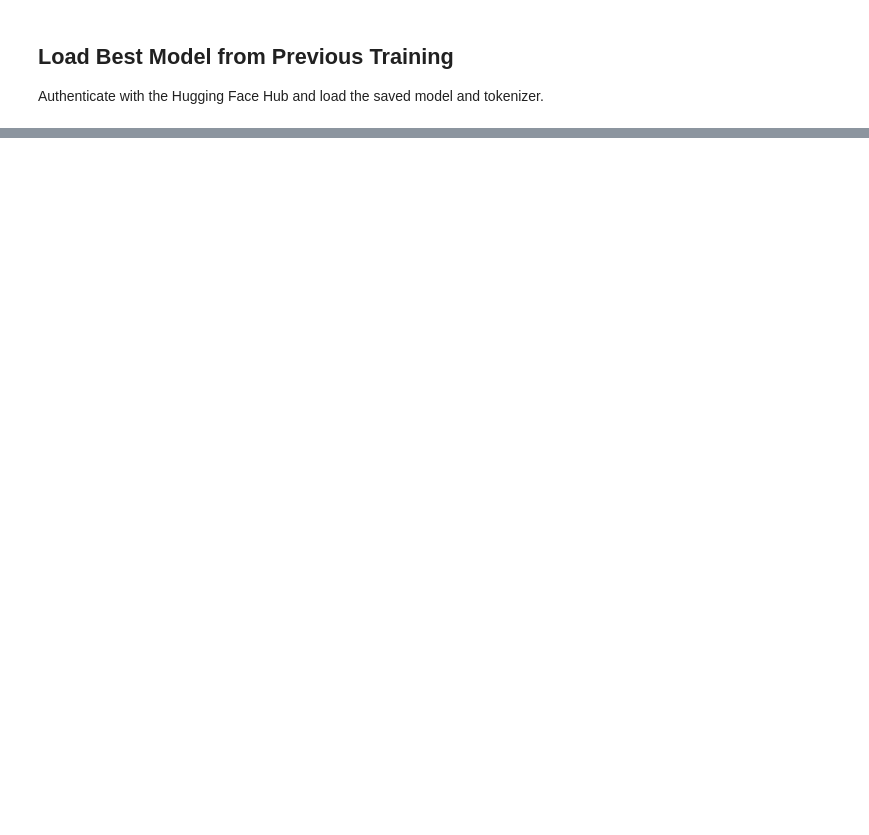
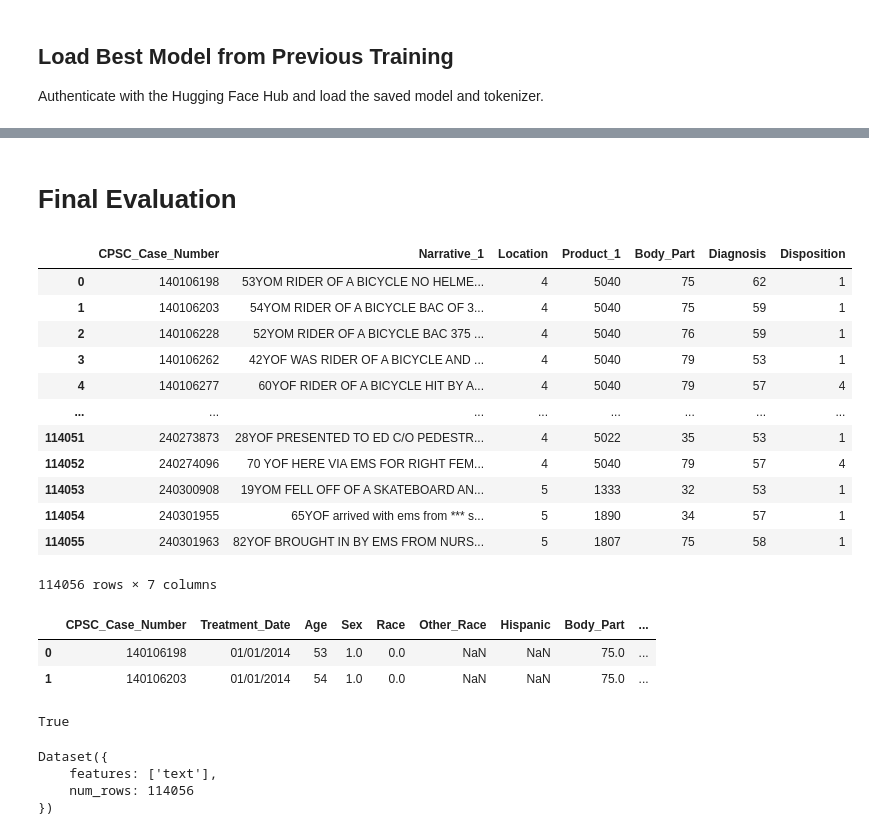
Before and after one commit to DevJGraham/neiss_pedestrian_accounts, a Jupyter notebook: neiss_colab.ipynb, the cells around one changed output, grey strips where cells are left out. Saved outputs shown, nothing was run; the diff lists cells and outputs as text; code cells hidden in the pictures; blank space fills up the shorter version.

```diff
--- a/neiss_colab.ipynb
+++ b/neiss_colab.ipynb
@@ -415,0 +488,20 @@ print(classification_report(all_labels, all_preds, digits=3))
+# %% [markdown]
+# Final Evaluation
+# %%
+narratives = pd.read_csv('./neiss_data/neiss_final_evaluation.csv')
+# %%
+narratives
+# %% [output]
+|  | CPSC_Case_Number | Narrative_1 | Location | Product_1 | Body_Part | Diagnosis | Disposition |
+| 0 | 140106198 | 53YOM RIDER OF A BICYCLE NO HELME... | 4 | 5040 | 75 | 62 | 1 |
+| 1 | 140106203 | 54YOM RIDER OF A BICYCLE BAC OF 3... | 4 | 5040 | 75 | 59 | 1 |
+| 2 | 140106228 | 52YOM RIDER OF A BICYCLE BAC 375 ... | 4 | 5040 | 76 | 59 | 1 |
+| 3 | 140106262 | 42YOF WAS RIDER OF A BICYCLE AND ... | 4 | 5040 | 79 | 53 | 1 |
+| 4 | 140106277 | 60YOF RIDER OF A BICYCLE HIT BY A... | 4 | 5040 | 79 | 57 | 4 |
+| ... | ... | ... | ... | ... | ... | ... | ... |
+| 114051 | 240273873 | 28YOF PRESENTED TO ED C/O PEDESTR... | 4 | 5022 | 35 | 53 | 1 |
+| 114052 | 240274096 | 70 YOF HERE VIA EMS FOR RIGHT FEM... | 4 | 5040 | 79 | 57 | 4 |
+| 114053 | 240300908 | 19YOM FELL OFF OF A SKATEBOARD AN... | 5 | 1333 | 32 | 53 | 1 |
+| 114054 | 240301955 | 65YOF arrived with ems from *** s... | 5 | 1890 | 34 | 57 | 1 |
+| 114055 | 240301963 | 82YOF BROUGHT IN BY EMS FROM NURS... | 5 | 1807 | 75 | 58 | 1 |
+114056 rows × 7 columns
@@ -415,0 +510,10 @@ print(classification_report(all_labels, all_preds, digits=3))
+# %%
+eval_df.head(2)
+# %% [output]
+|  | CPSC_Case_Number | Treatment_Date | Age | Sex | Race | Other_Race | Hispanic | Body_Part | ... |
+| 0 | 140106198 | 01/01/2014 | 53 | 1.0 | 0.0 | NaN | NaN | 75.0 | ... |
+| 1 | 140106203 | 01/01/2014 | 54 | 1.0 | 0.0 | NaN | NaN | 75.0 | ... |
+# %%
+len(narratives)==len(eval_df)
+# %% [output]
+True
@@ -415,0 +526,7 @@ print(classification_report(all_labels, all_preds, digits=3))
+# %%
+eval_dataset
+# %% [output]
+Dataset({
+    features: ['text'],
+    num_rows: 114056
+})
```
Also changed, not shown: parts of 64 cells of this notebook.
